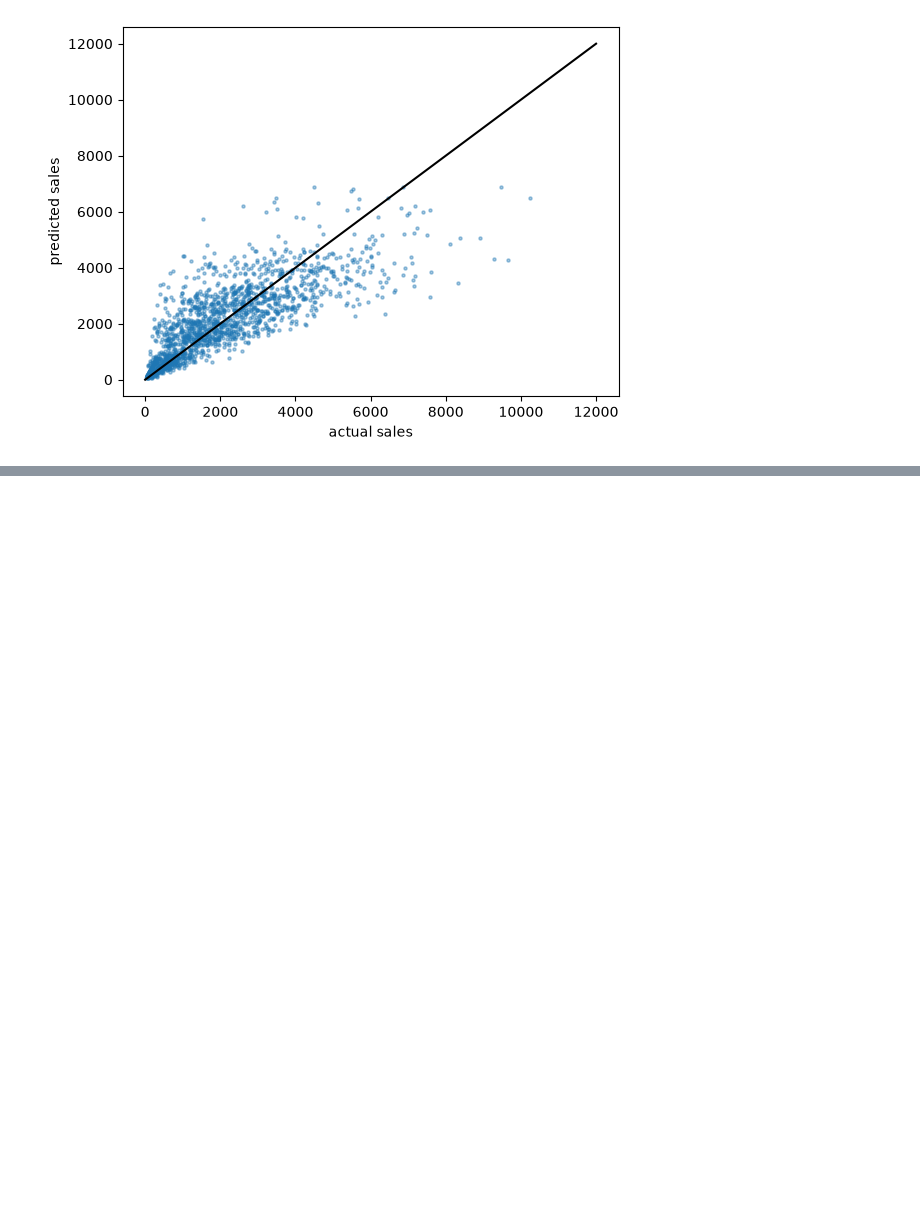
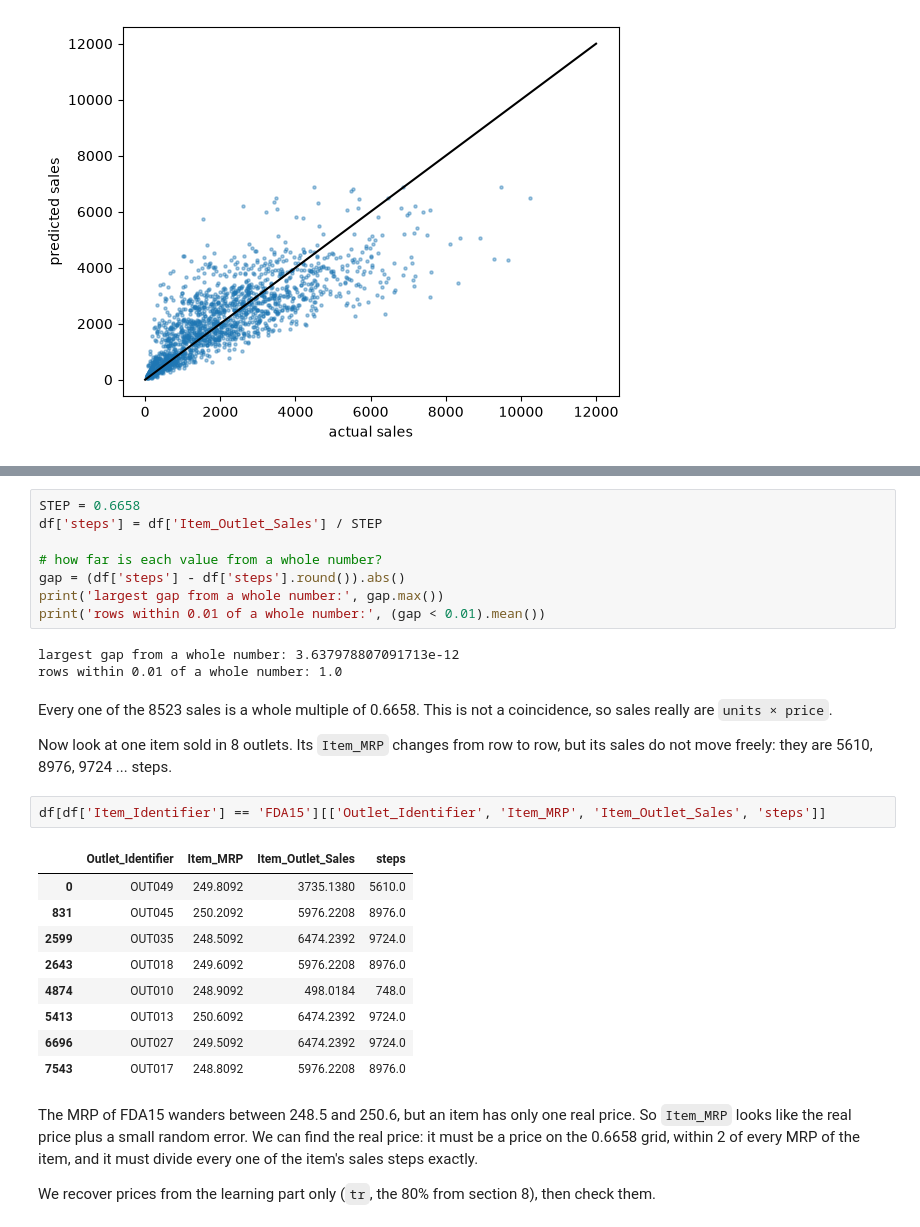
Before and after one commit to advikdivekar/statsmart, a Jupyter notebook: notebooks/01_eda.ipynb, the cells around one changed output, grey strips where cells are left out. Saved outputs shown, nothing was run; the diff lists cells and outputs as text; blank space fills up the shorter version.

```diff
--- a/notebooks/01_eda.ipynb
+++ b/notebooks/01_eda.ipynb
@@ -352,0 +359,31 @@ The final versions (`solutions/solution_v4.py` and `solutions/solution_v5.py`) a
+# %%
+STEP = 0.6658
+df['steps'] = df['Item_Outlet_Sales'] / STEP
+
+# how far is each value from a whole number?
+gap = (df['steps'] - df['steps'].round()).abs()
+print('largest gap from a whole number:', gap.max())
+print('rows within 0.01 of a whole number:', (gap < 0.01).mean())
+# %% [output]
+largest gap from a whole number: 3.637978807091713e-12
+rows within 0.01 of a whole number: 1.0
+# %% [markdown]
+Every one of the 8523 sales is a whole multiple of 0.6658. This is not a coincidence, so sales really are `units × price`.
+
+Now look at one item sold in 8 outlets. Its `Item_MRP` changes from row to row, but its sales do not move freely: they are 5610, 8976, 9724 ... steps.
+# %%
+df[df['Item_Identifier'] == 'FDA15'][['Outlet_Identifier', 'Item_MRP', 'Item_Outlet_Sales', 'steps']]
+# %% [output]
+|  | Outlet_Identifier | Item_MRP | Item_Outlet_Sales | steps |
+| 0 | OUT049 | 249.8092 | 3735.1380 | 5610.0 |
+| 831 | OUT045 | 250.2092 | 5976.2208 | 8976.0 |
+| 2599 | OUT035 | 248.5092 | 6474.2392 | 9724.0 |
+| 2643 | OUT018 | 249.6092 | 5976.2208 | 8976.0 |
+| 4874 | OUT010 | 248.9092 | 498.0184 | 748.0 |
+| 5413 | OUT013 | 250.6092 | 6474.2392 | 9724.0 |
+| 6696 | OUT027 | 249.5092 | 6474.2392 | 9724.0 |
+| 7543 | OUT017 | 248.8092 | 5976.2208 | 8976.0 |
+# %% [markdown]
+The MRP of FDA15 wanders between 248.5 and 250.6, but an item has only one real price. So `Item_MRP` looks like the real price plus a small random error. We can find the real price: it must be a price on the 0.6658 grid, within 2 of every MRP of the item, and it must divide every one of the item's sales steps exactly.
+
+We recover prices from the learning part only (`tr`, the 80% from section 8), then check them.
```
Also changed, not shown: parts of 6 cells of this notebook, 8 other files.
